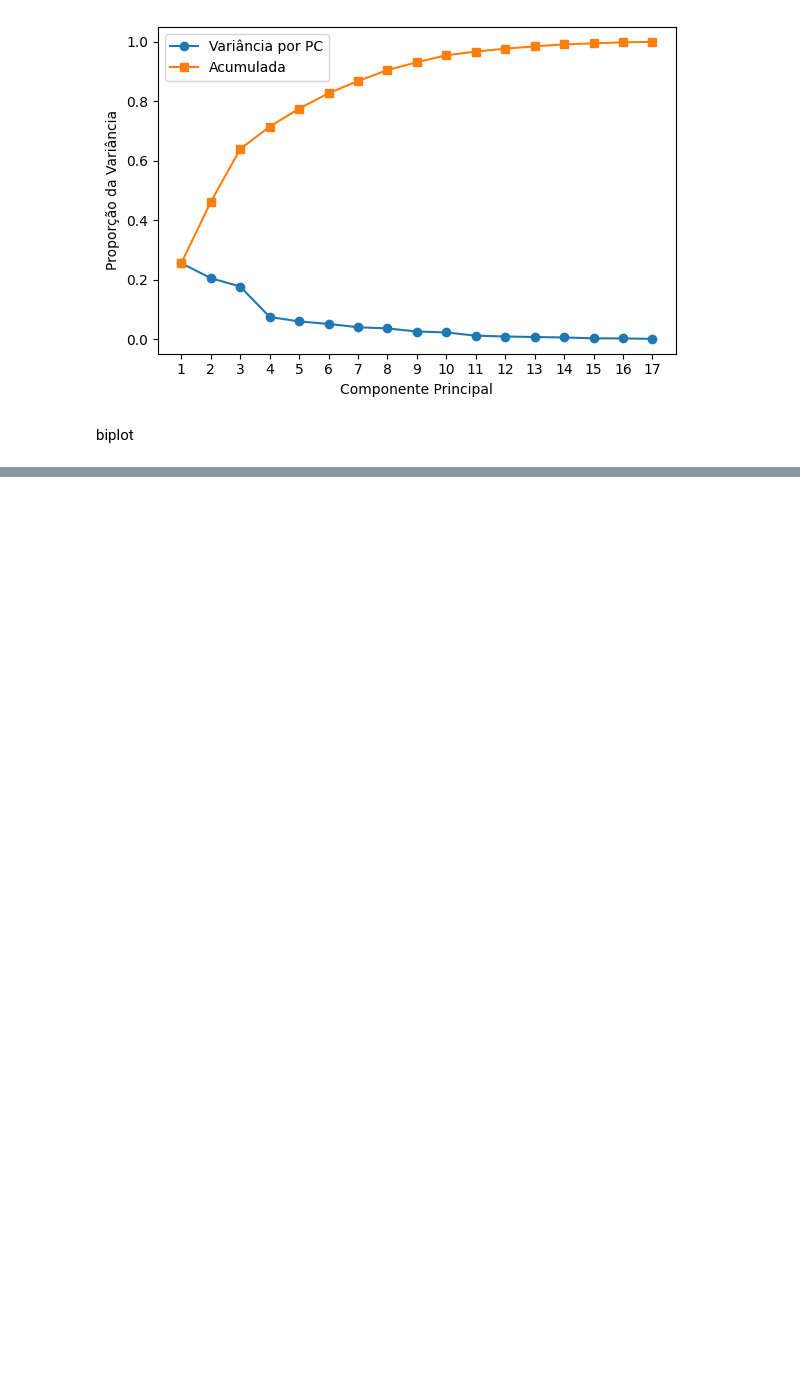
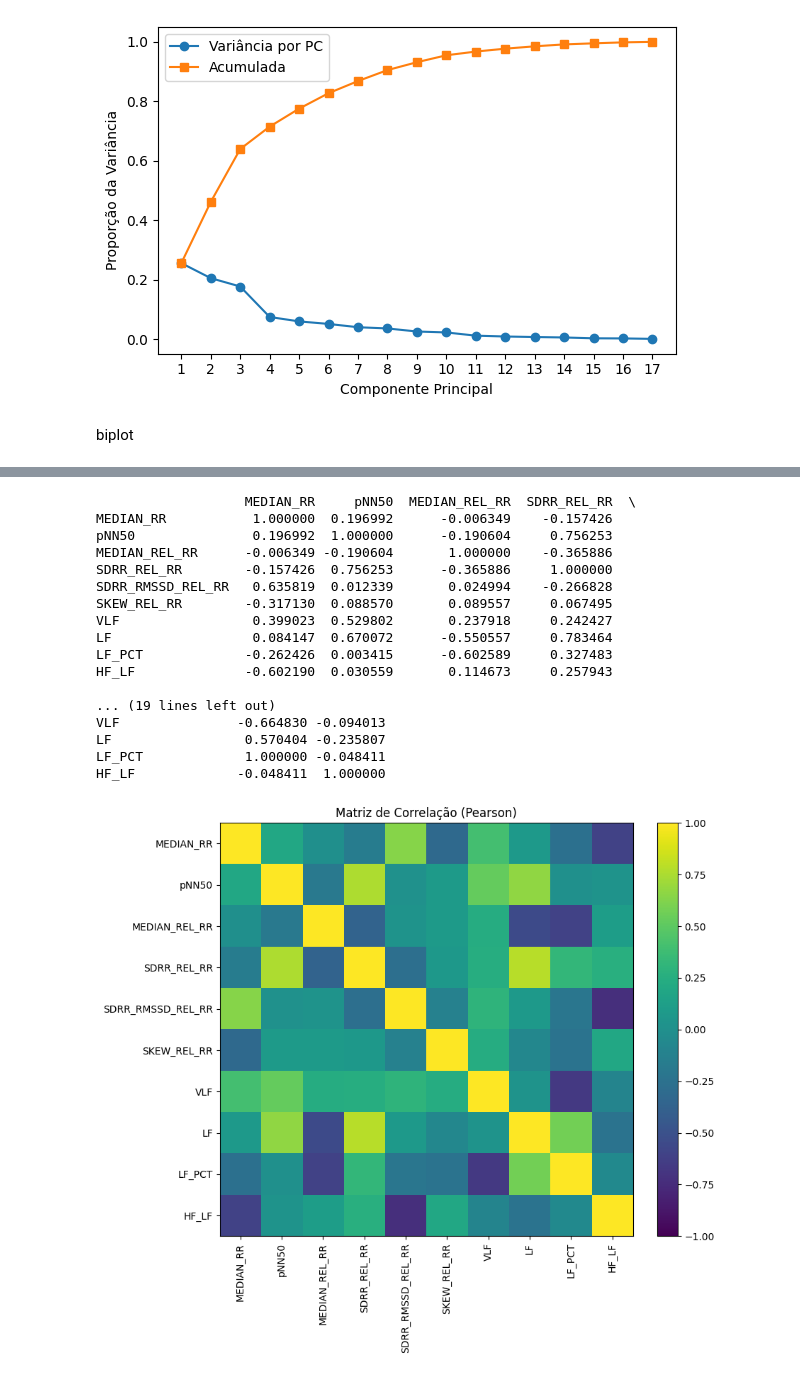
Before and after one commit to andersonmoura-cn/Disciplina-ICA, a Jupyter notebook: src/pca.ipynb, the cells around one changed output, grey strips where cells are left out. Cells and saved outputs as stored; diff of their text form; code cells hidden in the pictures; blank space fills up the shorter version.

```diff
--- a/src/pca.ipynb
+++ b/src/pca.ipynb
@@ -331,0 +404,32 @@ biplot(dfScores, dfLoadings)
+# %%
+num_cols = df_M2.select_dtypes(include='number').columns
+corr = df_M2[num_cols].corr()
+print(corr)
+
+plt.figure(figsize=(10,8))
+im = plt.imshow(corr.values, vmin=-1, vmax=1)
+plt.colorbar(im, fraction=0.046, pad=0.04)
+plt.xticks(range(len(num_cols)), num_cols, rotation=90)
+plt.yticks(range(len(num_cols)), num_cols)
+plt.title('Matriz de Correlação (Pearson)')
+plt.tight_layout();
+plt.show()
+# %% [output]
+                   MEDIAN_RR     pNN50  MEDIAN_REL_RR  SDRR_REL_RR  \
+MEDIAN_RR           1.000000  0.196992      -0.006349    -0.157426
+pNN50               0.196992  1.000000      -0.190604     0.756253
+MEDIAN_REL_RR      -0.006349 -0.190604       1.000000    -0.365886
+SDRR_REL_RR        -0.157426  0.756253      -0.365886     1.000000
+SDRR_RMSSD_REL_RR   0.635819  0.012339       0.024994    -0.266828
+SKEW_REL_RR        -0.317130  0.088570       0.089557     0.067495
+VLF                 0.399023  0.529802       0.237918     0.242427
+LF                  0.084147  0.670072      -0.550557     0.783464
+LF_PCT             -0.262426  0.003415      -0.602589     0.327483
+HF_LF              -0.602190  0.030559       0.114673     0.257943
+
+... (19 lines left out)
+VLF               -0.664830 -0.094013
+LF                 0.570404 -0.235807
+LF_PCT             1.000000 -0.048411
+HF_LF             -0.048411  1.000000
+[figure, added]
```
Also changed, not shown: parts of 11 cells of this notebook.
